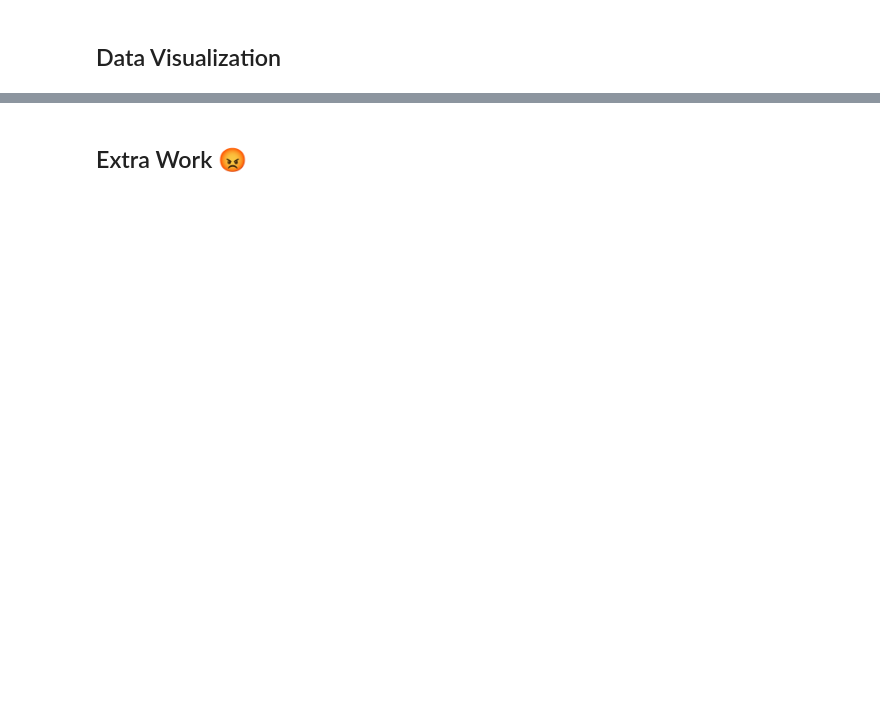
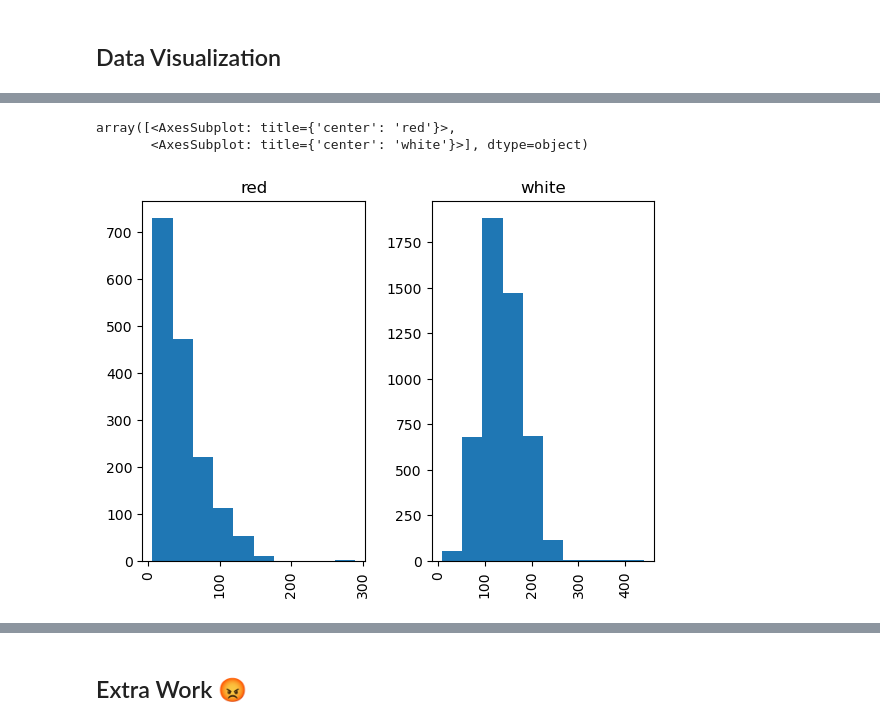
Before and after one commit to SaltyPeachcake/TableDataWarmUp, a Jupyter notebook: exploreData/DataExploration.ipynb, the cells around one changed output, grey strips where cells are left out. Cells and saved outputs as stored; diff of their text form; code cells hidden in the pictures; blank space fills up the shorter version.

```diff
--- a/exploreData/DataExploration.ipynb
+++ b/exploreData/DataExploration.ipynb
@@ -146,0 +212,6 @@ Initially there doesn't seem to be a correlation between ABV and quality. Popula
+# %%
+df_merged.hist(column=['total sulfur dioxide'], by=['type'])
+# %% [output]
+array([<AxesSubplot: title={'center': 'red'}>,
+       <AxesSubplot: title={'center': 'white'}>], dtype=object)
+[figure, added]
```
Also changed, not shown: parts of 16 cells of this notebook.
